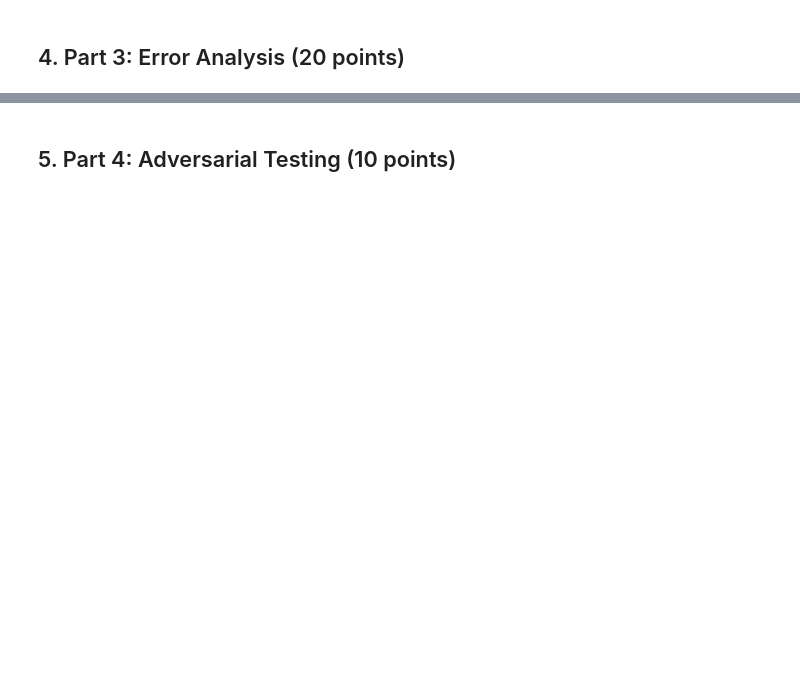
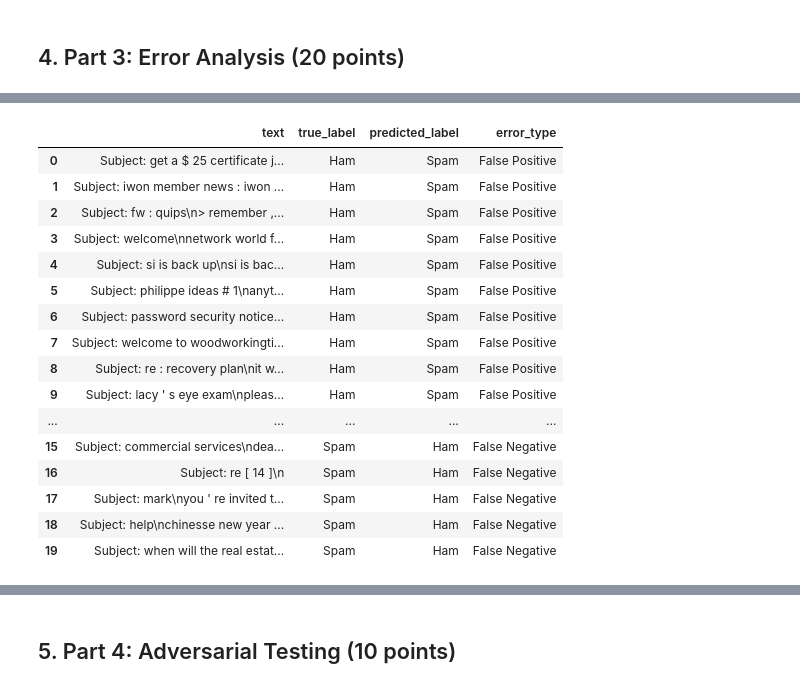
Before and after one commit to Ahmad5345/Astar-Maze-solver, a Jupyter notebook: Assignment2_SPAM_Classifier.ipynb, the cells around one changed output, grey strips where cells are left out. Cells and saved outputs as stored; diff of their text form; code cells hidden in the pictures; blank space fills up the shorter version.

```diff
--- a/Assignment2_SPAM_Classifier.ipynb
+++ b/Assignment2_SPAM_Classifier.ipynb
@@ -514,0 +1388,33 @@ print(f"p-value:     {p_value:.4e}")
+# %%
+# Collect misclassifications for each individual model
+nb_errors = collect_misclassifications(
+    X_test, y_test, nb_preds, max_per_type=10
+)
+
+svm_errors = collect_misclassifications(
+    X_test, y_test, svm_preds, max_per_type=10
+)
+
+bert_errors = collect_misclassifications(
+    X_test, y_test, bert_preds, max_per_type=10
+)
+
+display(nb_errors)
+# %% [output]
+|  | text | true_label | predicted_label | error_type |
+| 0 | Subject: get a $ 25 certificate j... | Ham | Spam | False Positive |
+| 1 | Subject: iwon member news : iwon ... | Ham | Spam | False Positive |
+| 2 | Subject: fw : quips\n> remember ,... | Ham | Spam | False Positive |
+| 3 | Subject: welcome\nnetwork world f... | Ham | Spam | False Positive |
+| 4 | Subject: si is back up\nsi is bac... | Ham | Spam | False Positive |
+| 5 | Subject: philippe ideas # 1\nanyt... | Ham | Spam | False Positive |
+| 6 | Subject: password security notice... | Ham | Spam | False Positive |
+| 7 | Subject: welcome to woodworkingti... | Ham | Spam | False Positive |
+| 8 | Subject: re : recovery plan\nit w... | Ham | Spam | False Positive |
+| 9 | Subject: lacy ' s eye exam\npleas... | Ham | Spam | False Positive |
+| ... | ... | ... | ... | ... |
+| 15 | Subject: commercial services\ndea... | Spam | Ham | False Negative |
+| 16 | Subject: re [ 14 ]\n | Spam | Ham | False Negative |
+| 17 | Subject: mark\nyou ' re invited t... | Spam | Ham | False Negative |
+| 18 | Subject: help\nchinesse new year ... | Spam | Ham | False Negative |
+| 19 | Subject: when will the real estat... | Spam | Ham | False Negative |
```
Also changed, not shown: parts of 63 cells of this notebook.
